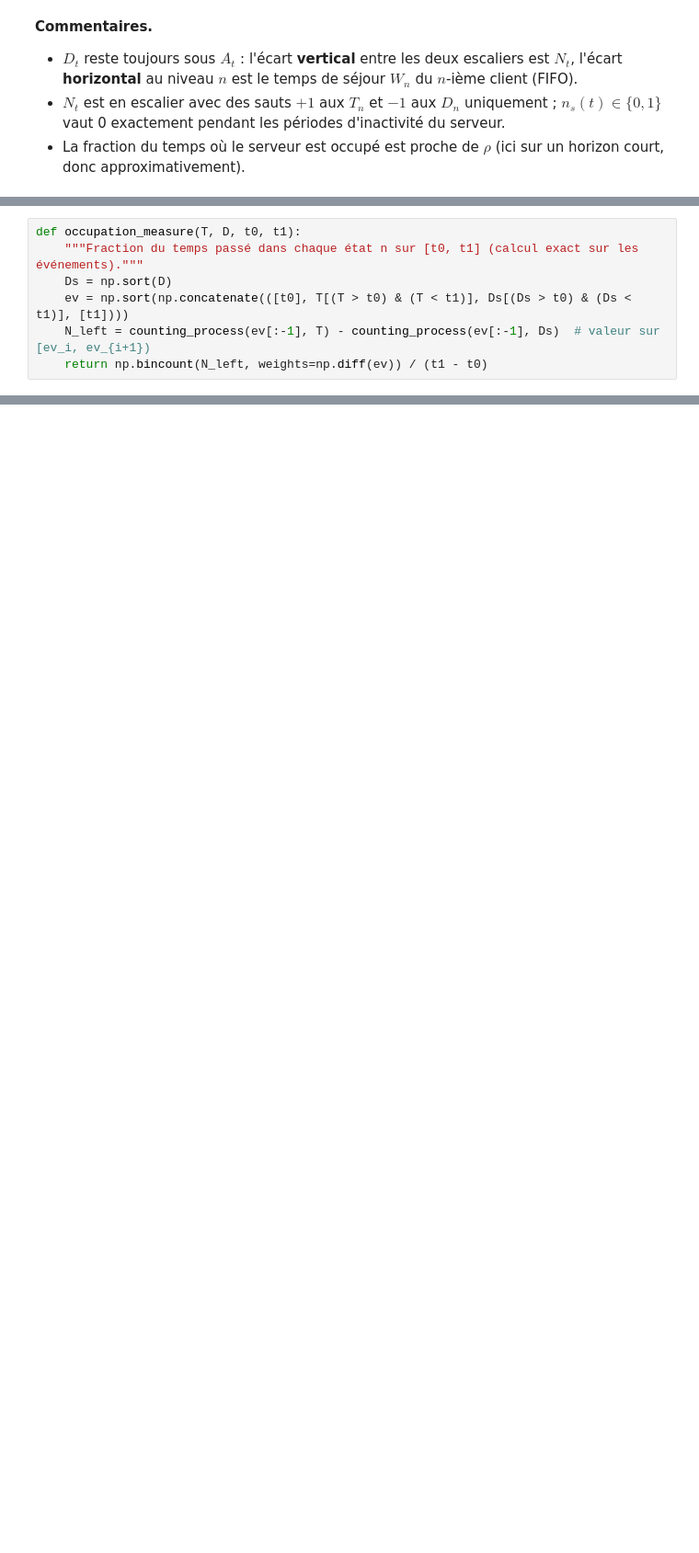
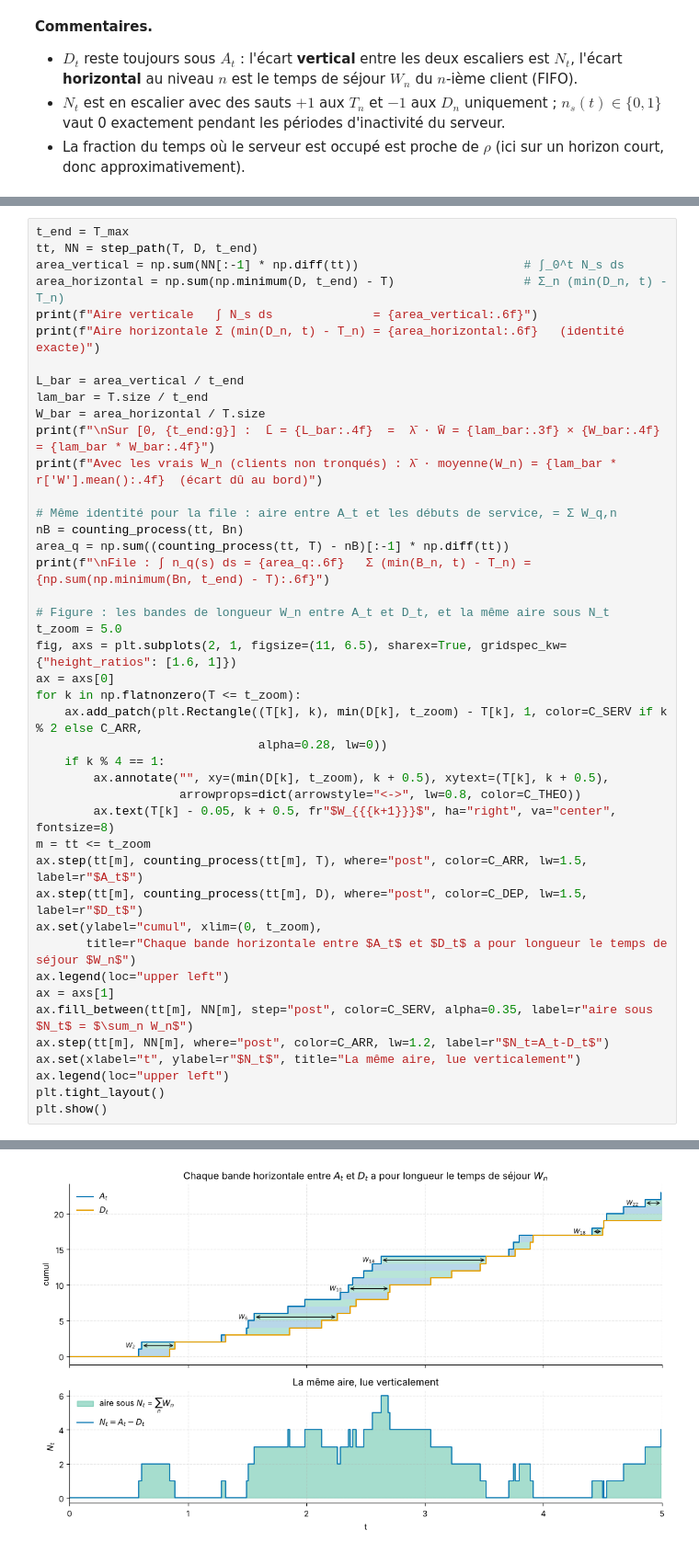
Before and after one commit to MINCHELLA-Paul/Master-MIASHS, a Jupyter notebook: Processus_Stochastique/Files_attente_MM1_MMcK_correction.ipynb, the cells around one changed output, grey strips where cells are left out. Shown at 92% size. Cells and saved outputs as stored; diff of their text form; blank space fills up the shorter version.

```diff
--- a/Processus_Stochastique/Files_attente_MM1_MMcK_correction.ipynb
+++ b/Processus_Stochastique/Files_attente_MM1_MMcK_correction.ipynb
@@ -334,7 +341,44 @@ plt.show()
 # %%
-def occupation_measure(T, D, t0, t1):
-    """Fraction du temps passé dans chaque état n sur [t0, t1] (calcul exact sur les événements)."""
-    Ds = np.sort(D)
-    ev = np.sort(np.concatenate(([t0], T[(T > t0) & (T < t1)], Ds[(Ds > t0) & (Ds < t1)], [t1])))
-    N_left = counting_process(ev[:-1], T) - counting_process(ev[:-1], Ds)  # valeur sur [ev_i, ev_{i+1})
-    return np.bincount(N_left, weights=np.diff(ev)) / (t1 - t0)
+t_end = T_max
+tt, NN = step_path(T, D, t_end)
+area_vertical = np.sum(NN[:-1] * np.diff(tt))                       # ∫_0^t N_s ds
+area_horizontal = np.sum(np.minimum(D, t_end) - T)                  # Σ_n (min(D_n, t) - T_n)
+print(f"Aire verticale   ∫ N_s ds              = {area_vertical:.6f}")
+print(f"Aire horizontale Σ (min(D_n, t) - T_n) = {area_horizontal:.6f}   (identité exacte)")
+
+L_bar = area_vertical / t_end
+lam_bar = T.size / t_end
+W_bar = area_horizontal / T.size
+print(f"\nSur [0, {t_end:g}] :  L̄ = {L_bar:.4f}  =  λ̄ · W̄ = {lam_bar:.3f} × {W_bar:.4f} = {lam_bar * W_bar:.4f}")
+print(f"Avec les vrais W_n (clients non tronqués) : λ̄ · moyenne(W_n) = {lam_bar * r['W'].mean():.4f}  (écart dû au bord)")
+
+# Même identité pour la file : aire entre A_t et les débuts de service, = Σ W_q,n
+nB = counting_process(tt, Bn)
+area_q = np.sum((counting_process(tt, T) - nB)[:-1] * np.diff(tt))
+print(f"\nFile : ∫ n_q(s) ds = {area_q:.6f}   Σ (min(B_n, t) - T_n) = {np.sum(np.minimum(Bn, t_end) - T):.6f}")
+
+# Figure : les bandes de longueur W_n entre A_t et D_t, et la même aire sous N_t
+t_zoom = 5.0
+fig, axs = plt.subplots(2, 1, figsize=(11, 6.5), sharex=True, gridspec_kw={"height_ratios": [1.6, 1]})
+ax = axs[0]
+for k in np.flatnonzero(T <= t_zoom):
+    ax.add_patch(plt.Rectangle((T[k], k), min(D[k], t_zoom) - T[k], 1, color=C_SERV if k % 2 else C_ARR,
+                               alpha=0.28, lw=0))
+    if k % 4 == 1:
+        ax.annotate("", xy=(min(D[k], t_zoom), k + 0.5), xytext=(T[k], k + 0.5),
+                    arrowprops=dict(arrowstyle="<->", lw=0.8, color=C_THEO))
+        ax.text(T[k] - 0.05, k + 0.5, fr"$W_{{{k+1}}}$", ha="right", va="center", fontsize=8)
+m = tt <= t_zoom
+ax.step(tt[m], counting_process(tt[m], T), where="post", color=C_ARR, lw=1.5, label=r"$A_t$")
+ax.step(tt[m], counting_process(tt[m], D), where="post", color=C_DEP, lw=1.5, label=r"$D_t$")
+ax.set(ylabel="cumul", xlim=(0, t_zoom),
+       title=r"Chaque bande horizontale entre $A_t$ et $D_t$ a pour longueur le temps de séjour $W_n$")
+ax.legend(loc="upper left")
+ax = axs[1]
+ax.fill_between(tt[m], NN[m], step="post", color=C_SERV, alpha=0.35, label=r"aire sous $N_t$ = $\sum_n W_n$")
+ax.step(tt[m], NN[m], where="post", color=C_ARR, lw=1.2, label=r"$N_t=A_t-D_t$")
+ax.set(xlabel="t", ylabel=r"$N_t$", title="La même aire, lue verticalement")
+ax.legend(loc="upper left")
+plt.tight_layout()
+plt.show()
+# %% [output]
@@ -340,0 +392 @@ def occupation_measure(T, D, t0, t1):
+[figure, added]
```
Also changed, not shown: parts of 73 cells of this notebook, 1 other file.
